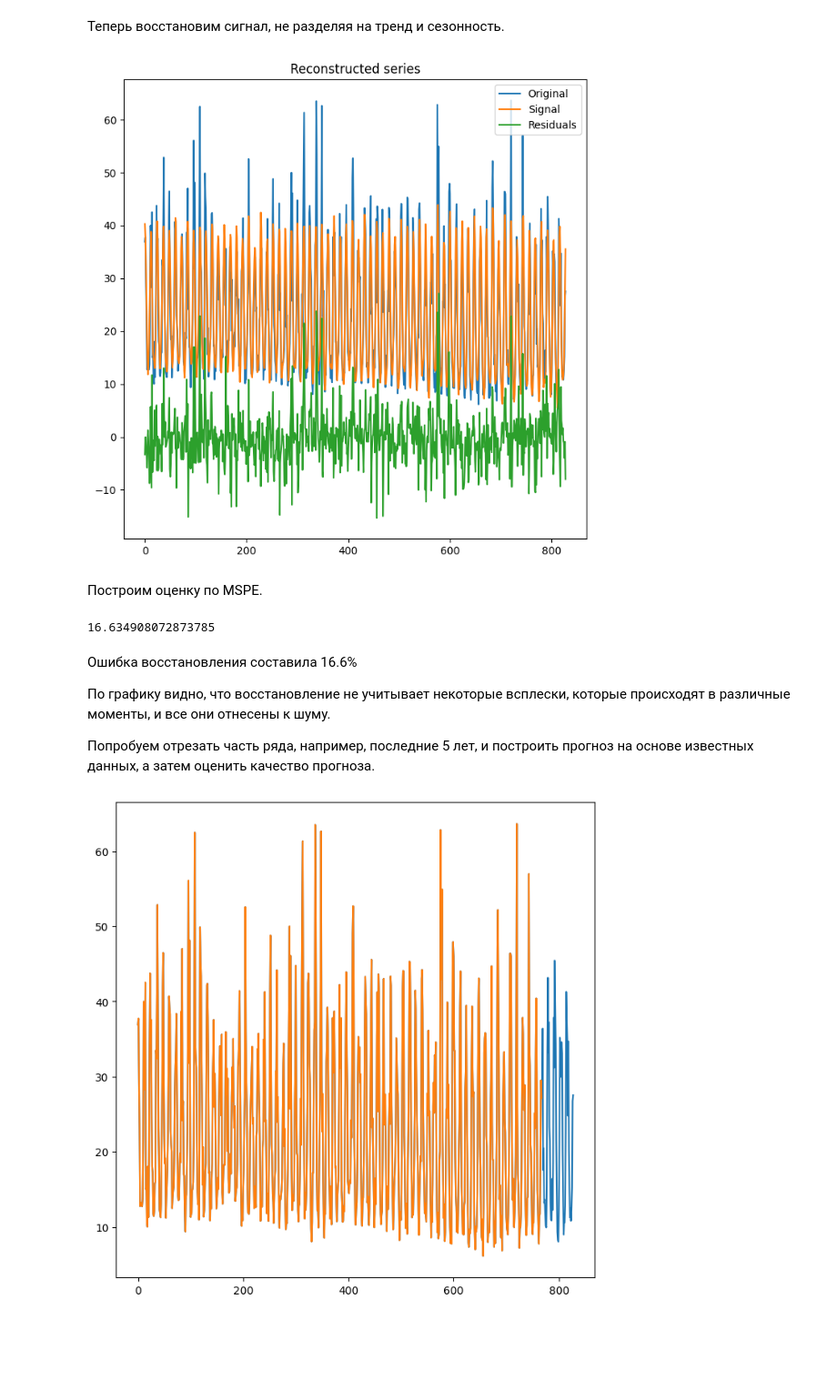
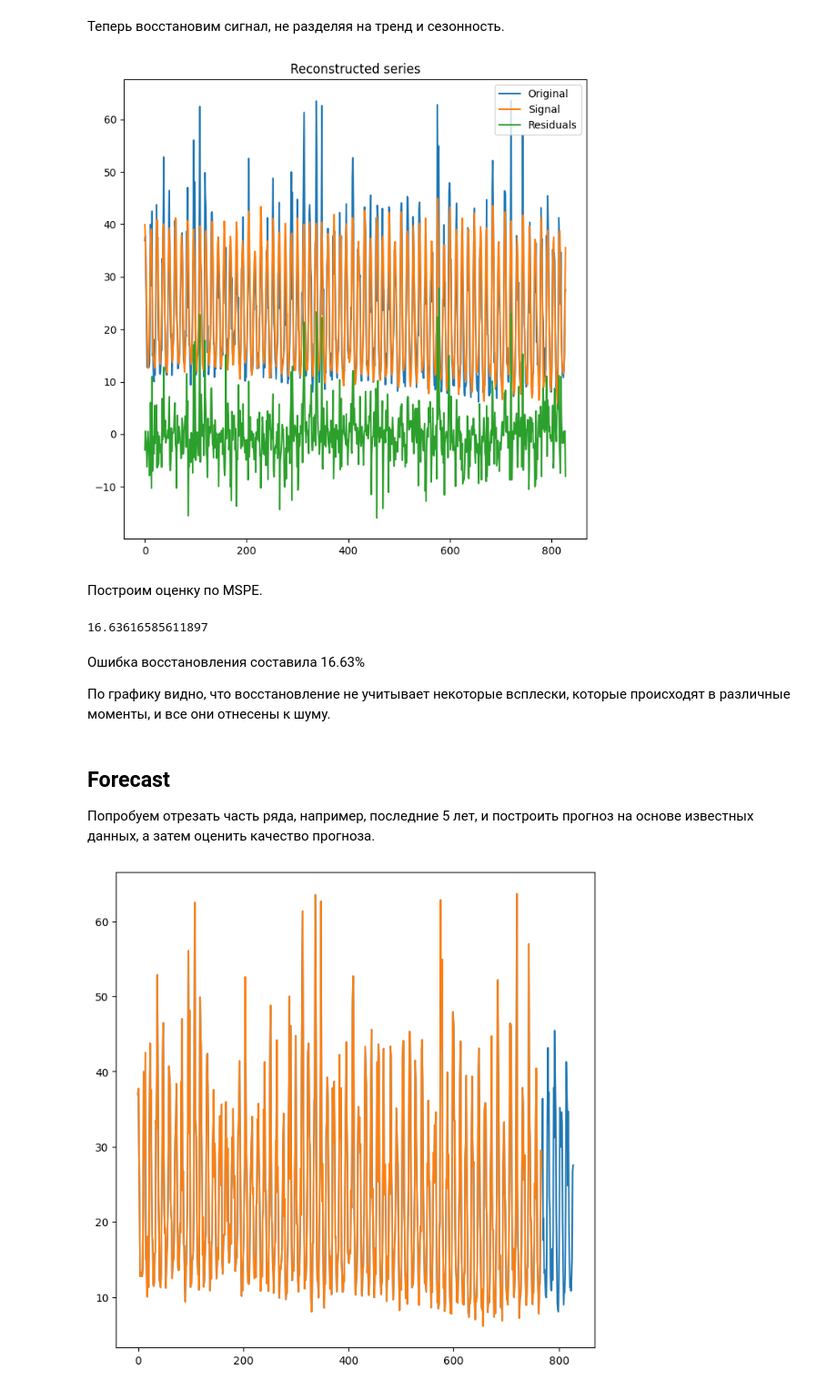
Before and after one commit to Fleyderer/pyrssa, a Jupyter notebook: examples/weather/Weather.ipynb, the cells around one changed output. Shown at 91% size. Cells and saved outputs as stored; diff of their text form; code cells hidden in the pictures; blank space fills up the shorter version.

```diff
--- a/examples/weather/Weather.ipynb
+++ b/examples/weather/Weather.ipynb
@@ -79,23 +95,25 @@ plt.show()
 # %% [markdown]
 Теперь восстановим сигнал, не разделяя на тренд и сезонность.
 # %%
-ts_rec = prs.reconstruct(ts_ssa, groups={"Signal": range(1, 12)})
+ts_rec = prs.reconstruct(ts_ssa, groups={"Signal": range(1, 14)})
 prs.plot(ts_rec, superpose=True)
 # %% [output]
-[figure, old version]
+[figure, new version]
 # %% [markdown]
 Построим оценку по MSPE.
 # %%
 ts_mspe = 100 * np.mean( np.sqrt(( (ts - ts_rec.Signal) / ts )**2))
-print(ts_mspe)
+ts_mspe
 # %% [output]
-16.634908072873785
+16.63616585611897
 # %% [markdown]
-Ошибка восстановления составила 16.6%
+Ошибка восстановления составила 16.63%
 
 По графику видно, что восстановление не учитывает некоторые всплески, которые происходят в различные моменты, и все они отнесены к шуму.
-
-Попробуем отрезать часть ряда, например, последние 5 лет, и построить прогноз на основе известных данных, а затем оценить качество прогноза.
+# %% [markdown]
+## Forecast
+
+Попробуем отрезать часть ряда, например, последние 5 лет, и построить прогноз на основе известных данных, а затем оценить качество прогноза.
 # %%
 ts_recent = ts[:-(12 * 5)]
 ts_actual = ts[-(12 * 5):]
```
Also changed, not shown: parts of 45 cells of this notebook, 2 other files.
